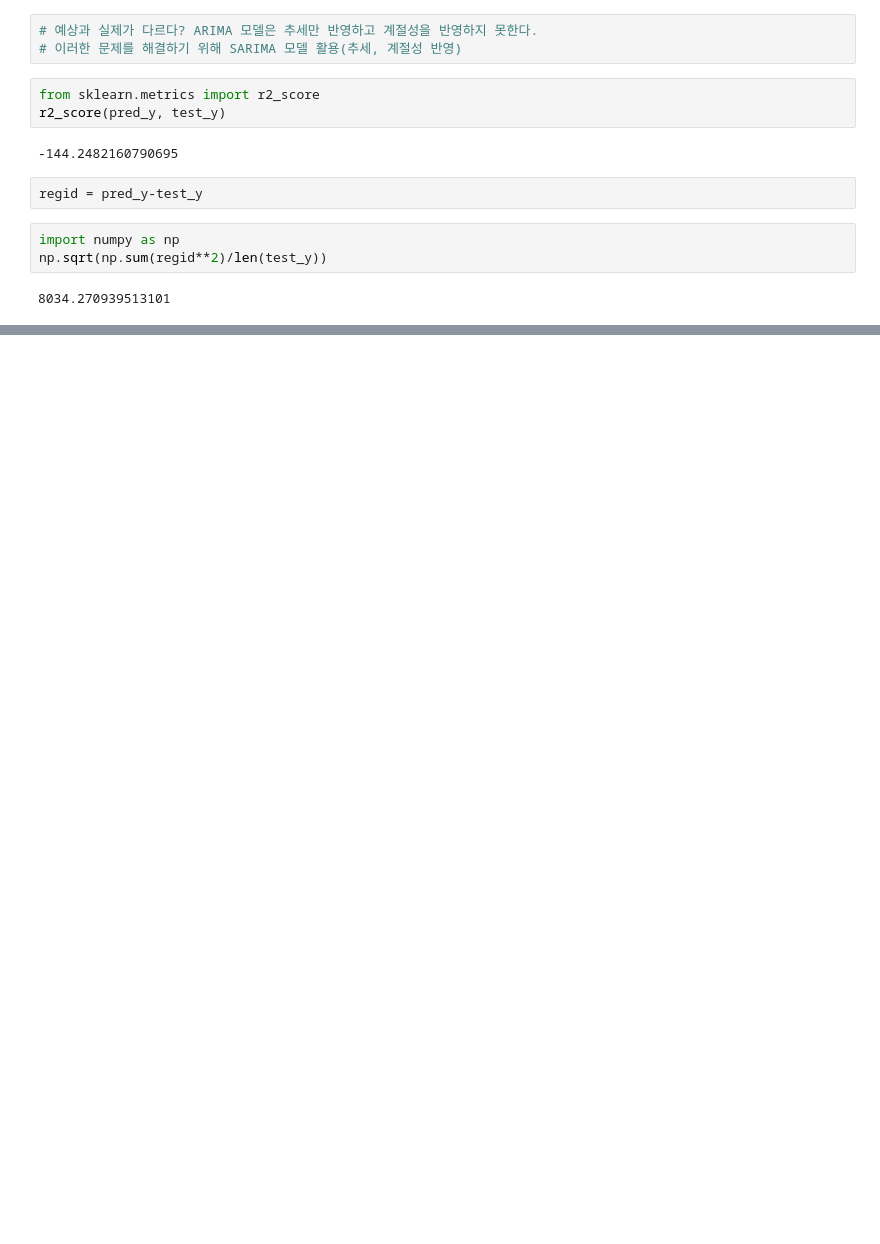
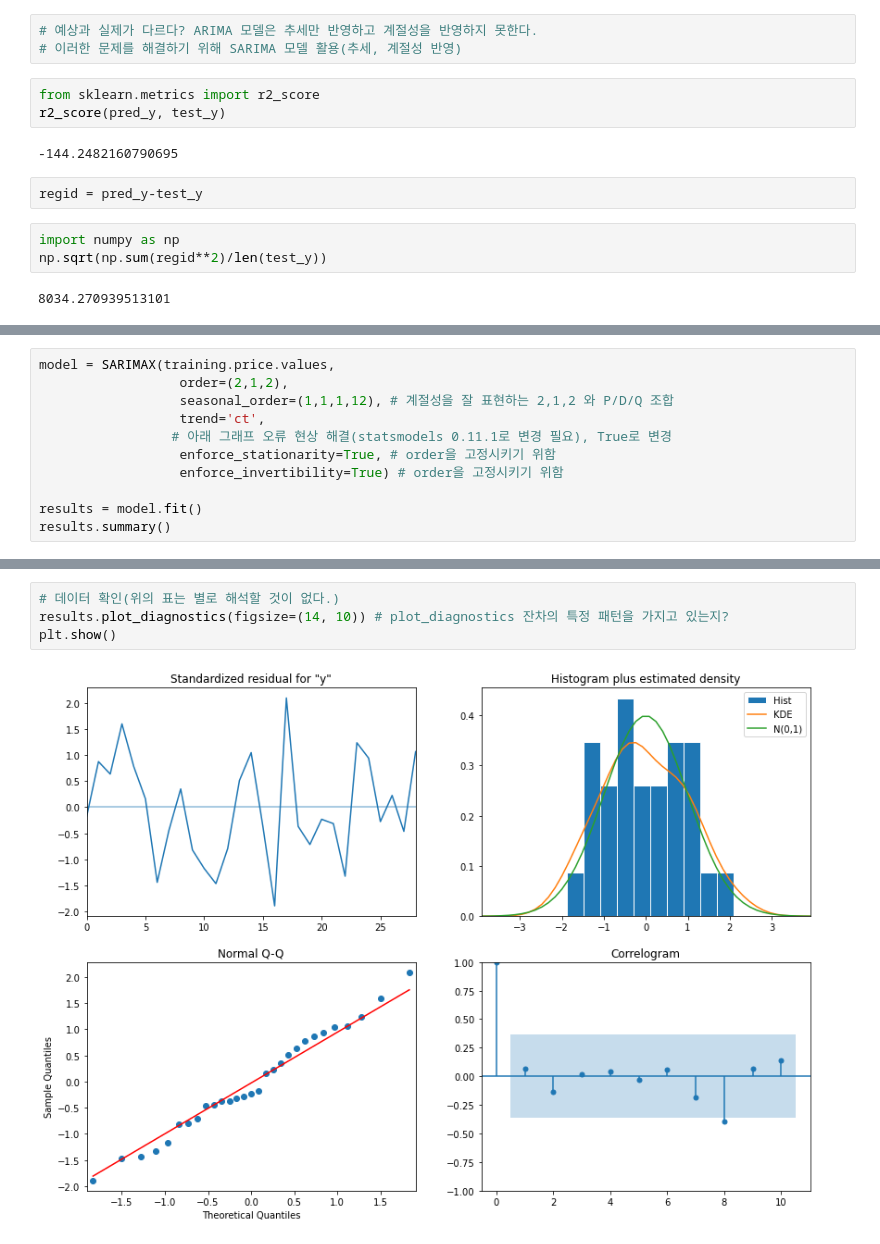
Before and after one commit to blackbutterfly0852/ADP_2, a Jupyter notebook: 220928_9_통계분석.ipynb, the cells around one changed output, grey strips where cells are left out. Drawn from its saved outputs; the diff is of its cells as text; blank space fills up the shorter version.

```diff
--- a/220928_9_통계분석.ipynb
+++ b/220928_9_통계분석.ipynb
@@ -268,0 +294,11 @@ np.sqrt(np.sum(regid**2)/len(test_y))
+# %%
+model = SARIMAX(training.price.values,
+                  order=(2,1,2),
+                  seasonal_order=(1,1,1,12), # 계절성을 잘 표현하는 2,1,2 와 P/D/Q 조합
+                  trend='ct',
+                 # 아래 그래프 오류 현상 해결(statsmodels 0.11.1로 변경 필요), True로 변경
+                  enforce_stationarity=True, # order을 고정시키기 위함
+                  enforce_invertibility=True) # order을 고정시키기 위함
+
+results = model.fit()
+results.summary()
@@ -268,0 +331,6 @@ np.sqrt(np.sum(regid**2)/len(test_y))
+# %%
+# 데이터 확인(위의 표는 별로 해석할 것이 없다.)
+results.plot_diagnostics(figsize=(14, 10)) # plot_diagnostics 잔차의 특정 패턴을 가지고 있는지?
+plt.show()
+# %% [output]
+[figure, added]
```
Also changed, not shown: parts of 11 cells of this notebook.
